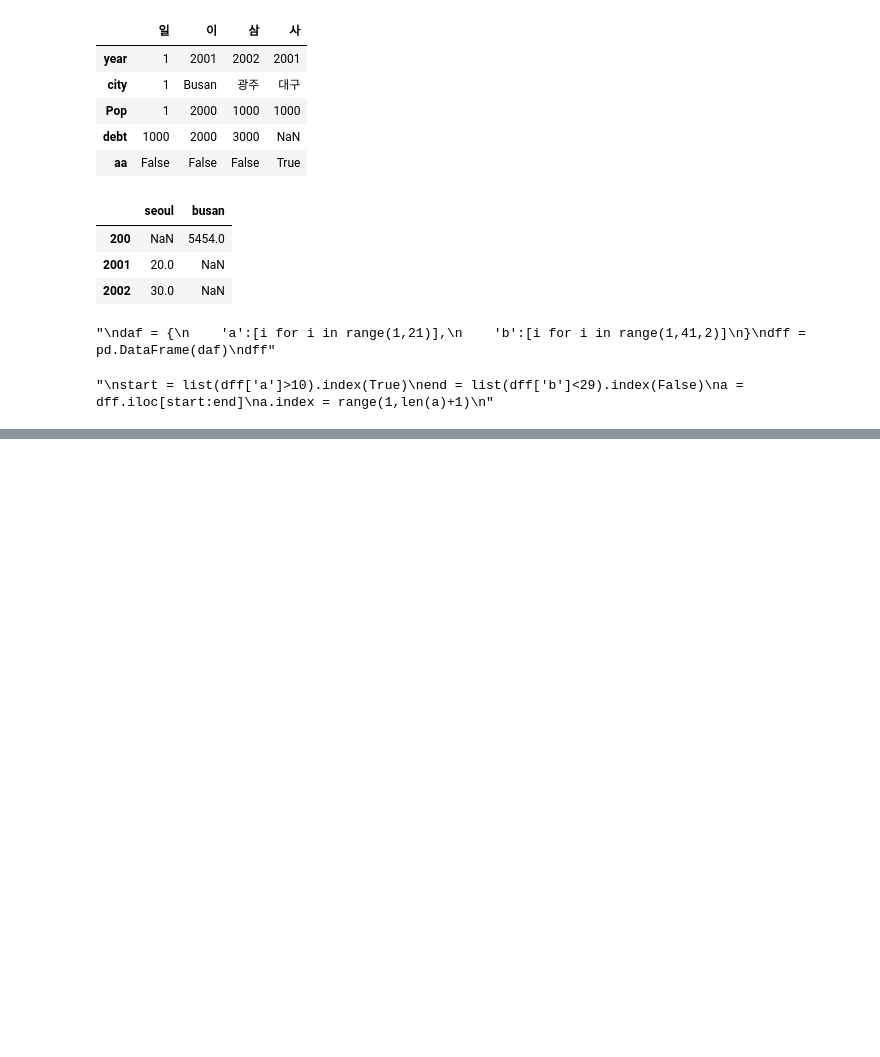
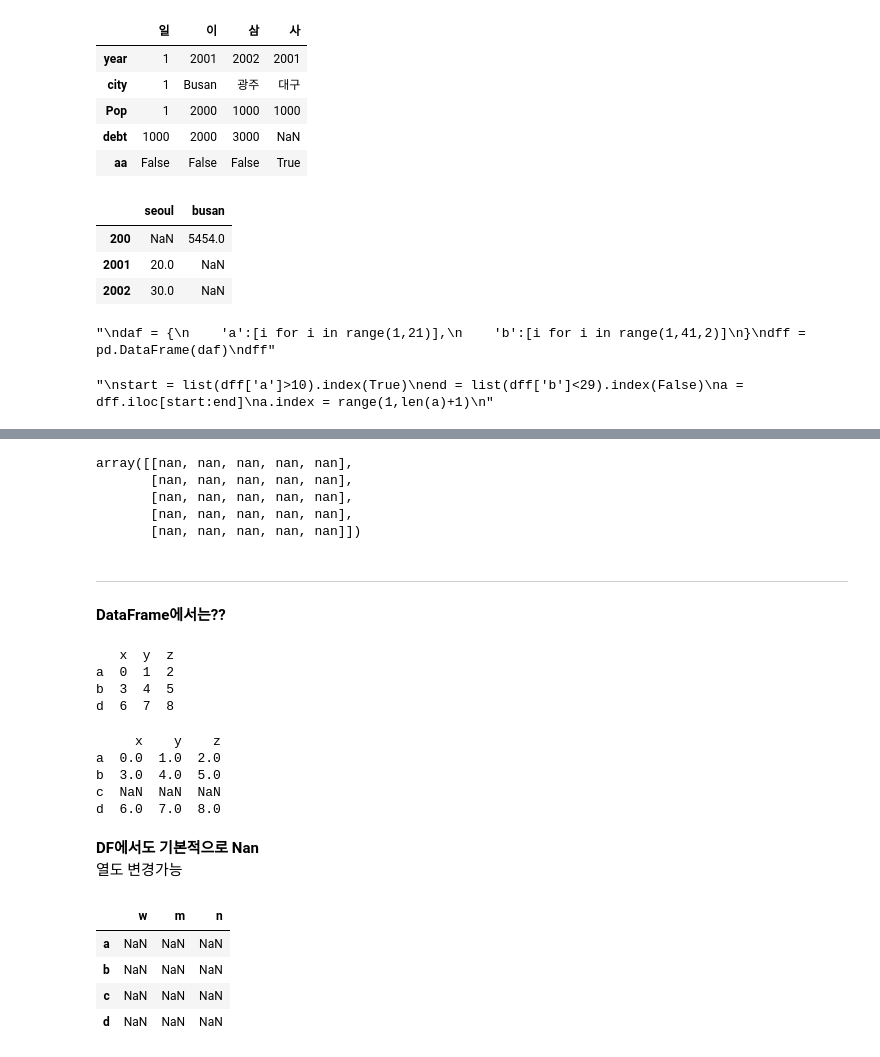
Before and after one commit to Suhwan-Ji/Study_DataScience, a Jupyter notebook: DataHandling/12. Pandas.ipynb, the cells around one changed output, grey strips where cells are left out. Drawn from its saved outputs; the diff is of its cells as text; code cells hidden in the pictures; blank space fills up the shorter version.

```diff
--- a/DataHandling/12. Pandas.ipynb
+++ b/DataHandling/12. Pandas.ipynb
@@ -465,0 +581,40 @@ df
+# %%
+np.full([5,5],np.NaN)
+# %% [output]
+array([[nan, nan, nan, nan, nan],
+       [nan, nan, nan, nan, nan],
+       [nan, nan, nan, nan, nan],
+       [nan, nan, nan, nan, nan],
+       [nan, nan, nan, nan, nan]])
+# %% [markdown]
+---
+**DataFrame에서는??**
+# %%
+df = pd.DataFrame(np.arange(9).reshape(3,3),index=['a','b','d'],columns=['x','y','z'])
+print(df)
+# %% [output]
+   x  y  z
+a  0  1  2
+b  3  4  5
+d  6  7  8
+# %%
+df2 = df.reindex(['a','b','c','d'])
+print(df2)
+# %% [output]
+     x    y    z
+a  0.0  1.0  2.0
+b  3.0  4.0  5.0
+c  NaN  NaN  NaN
+d  6.0  7.0  8.0
+# %% [markdown]
+**DF에서도 기본적으로 Nan**
+열도 변경가능
+# %%
+col = ['w','m','n']
+df2.reindex(columns=col)
+# %% [output]
+|  | w | m | n |
+| a | NaN | NaN | NaN |
+| b | NaN | NaN | NaN |
+| c | NaN | NaN | NaN |
+| d | NaN | NaN | NaN |
```
Also changed, not shown: parts of 14 cells of this notebook.
